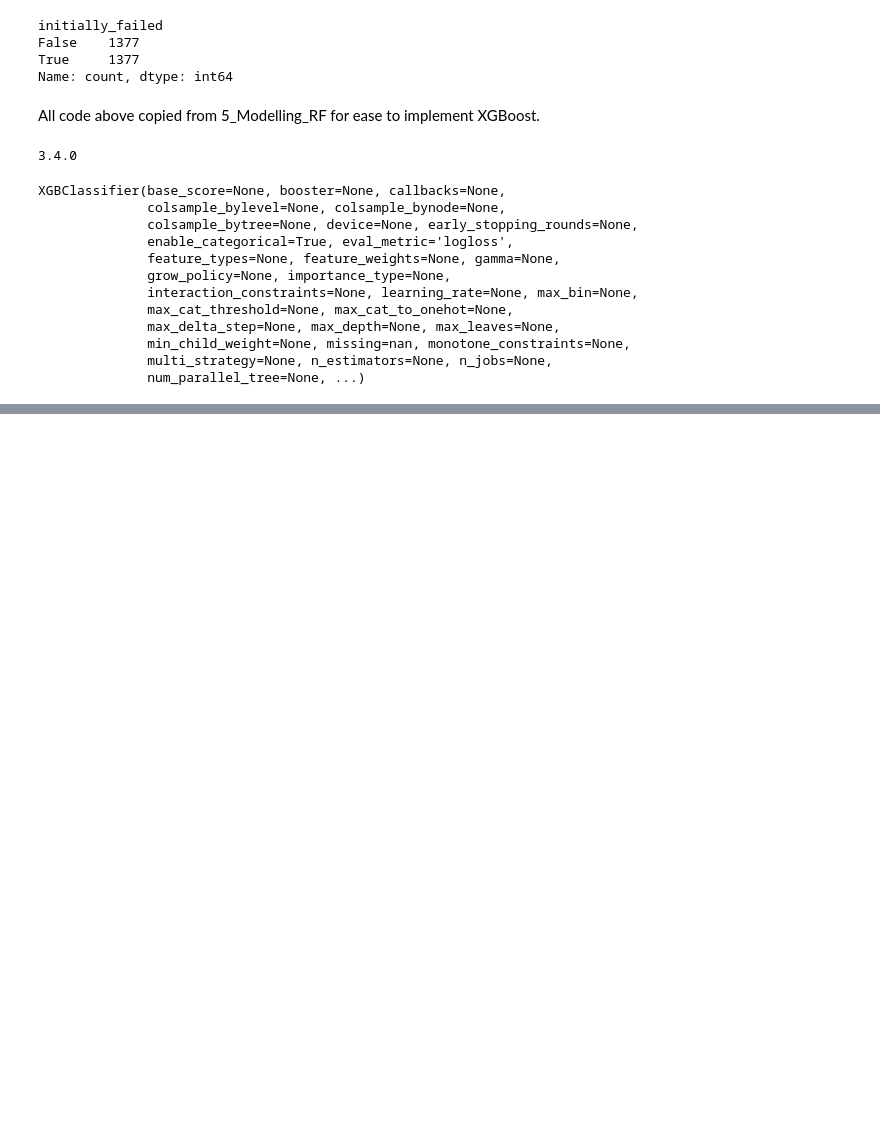
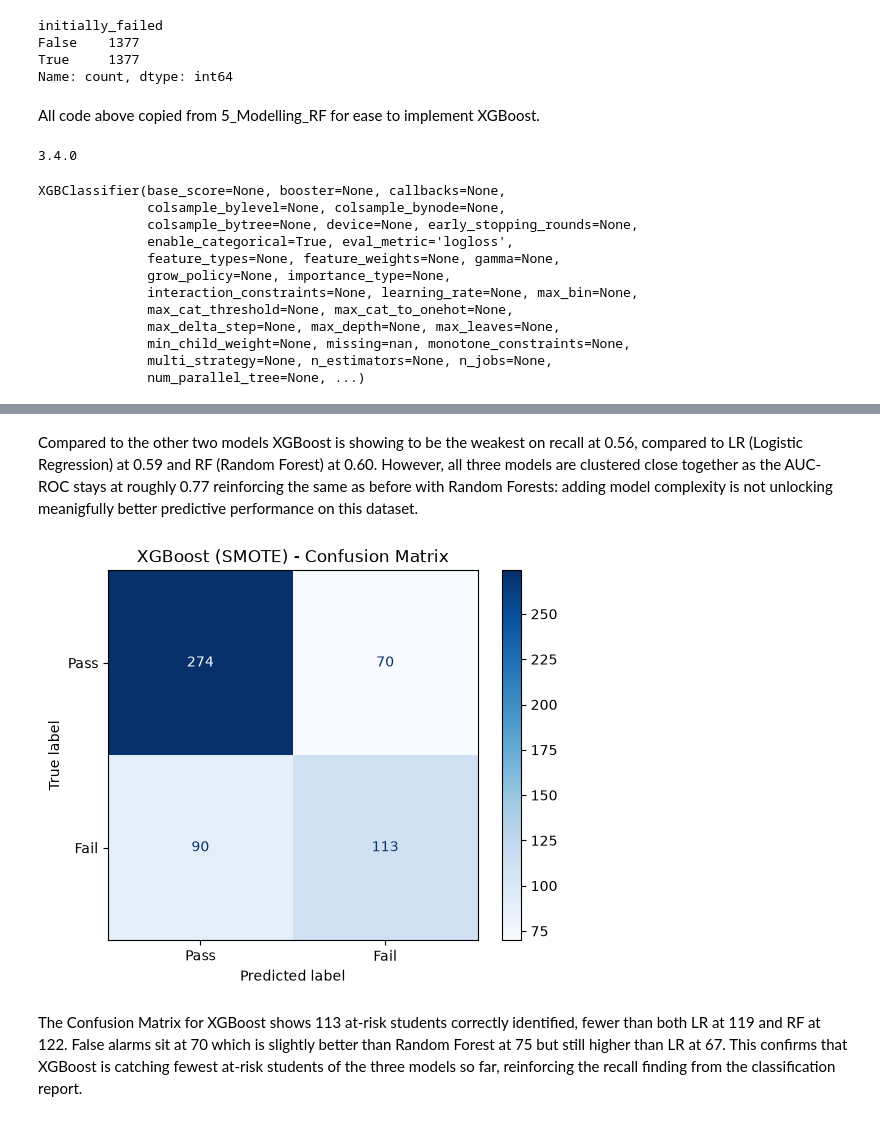
Before and after one commit to nxbulak/Student_Success_Prediction_MSc, a Jupyter notebook: Notebooks/6_Modelling_XGBoost.ipynb, the cells around one changed output, grey strips where cells are left out. Cells and saved outputs as stored; diff of their text form; code cells hidden in the pictures; blank space fills up the shorter version.

Commit message:
confusion matrix and md to explain findings

```diff
--- a/Notebooks/6_Modelling_XGBoost.ipynb
+++ b/Notebooks/6_Modelling_XGBoost.ipynb
@@ -297,0 +312,17 @@ print(classification_report(y_test, y_pred_xgb))
+# %% [markdown]
+Compared to the other two models XGBoost is showing to be the weakest on recall at 0.56, compared to LR (Logistic Regression) at 0.59 and RF (Random Forest) at 0.60. However, all three models are clustered close together as the AUC-ROC stays at roughly 0.77 reinforcing the same as before with Random Forests: adding model complexity is not unlocking meanigfully better predictive performance on this dataset.
+# %%
+# Confusion Matrix to visualise XGBoost
+
+import matplotlib.pyplot as plt
+from sklearn.metrics import ConfusionMatrixDisplay
+
+cm_xgb = confusion_matrix(y_test, y_pred_xgb) # Raw counts
+disp_xgb = ConfusionMatrixDisplay(confusion_matrix=cm_xgb, display_labels=['Pass', 'Fail']) # Wrap counts for plotting w labels
+disp_xgb.plot(cmap="Blues") # Render Matrix
+plt.title("XGBoost (SMOTE) - Confusion Matrix")
+plt.show()
+# %% [output]
+[figure, added]
+# %% [markdown]
+The Confusion Matrix for XGBoost shows 113 at-risk students correctly identified, fewer than both LR at 119 and RF at 122. False alarms sit at 70 which is slightly better than Random Forest at 75 but still higher than LR at 67. This confirms that XGBoost is catching fewest at-risk students of the three models so far, reinforcing the recall finding from the classification report.
```
Also changed, not shown: parts of 1 cell of this notebook.
